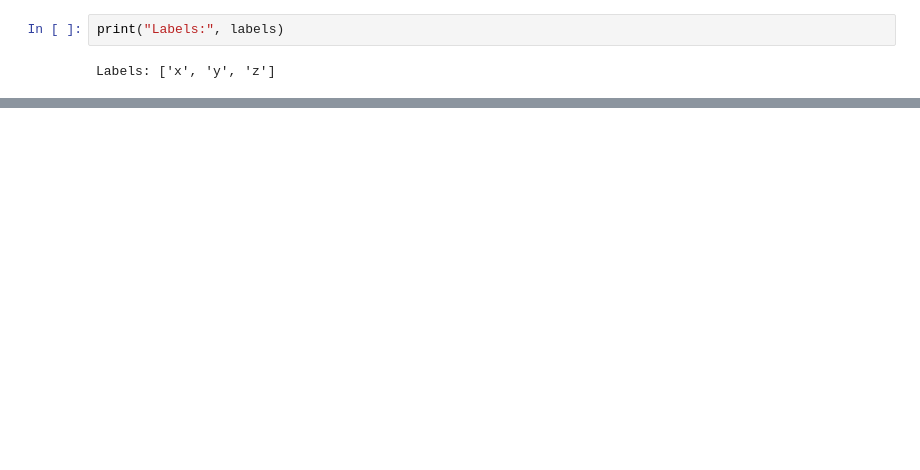
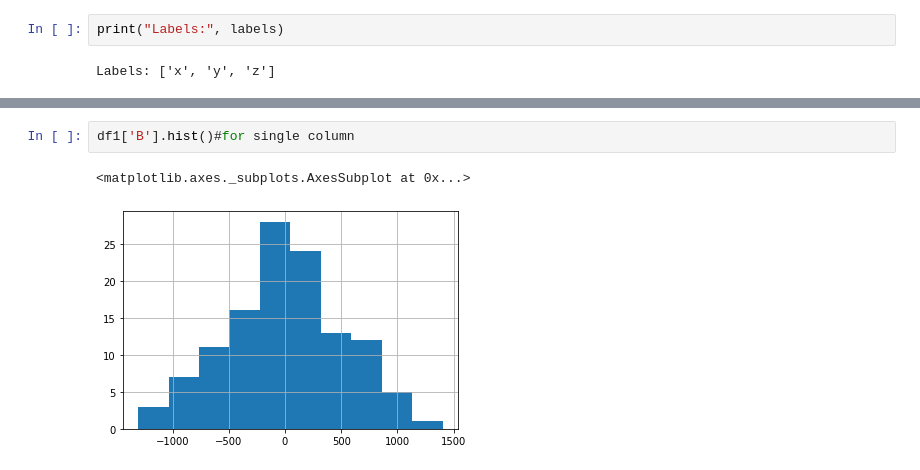
Before and after one commit to VishalKotian/QXI_DataScience_Vishal, a Jupyter notebook: Unit1_PythonBasics/FileOperations.ipynb, the cells around one changed output, grey strips where cells are left out. Drawn from its saved outputs; the diff is of its cells as text; blank space fills up the shorter version.

```diff
--- a/Unit1_PythonBasics/FileOperations.ipynb
+++ b/Unit1_PythonBasics/FileOperations.ipynb
@@ -35,0 +1345,5 @@ Dictionary: {'x': 3, 'y': 4, 'z': 5}
+# %%
+df1['B'].hist()#for single column
+# %% [output]
+<matplotlib.axes._subplots.AxesSubplot at 0x...>
+[figure, added]
```
Also changed, not shown: parts of 554 cells of this notebook, 16 other files.
